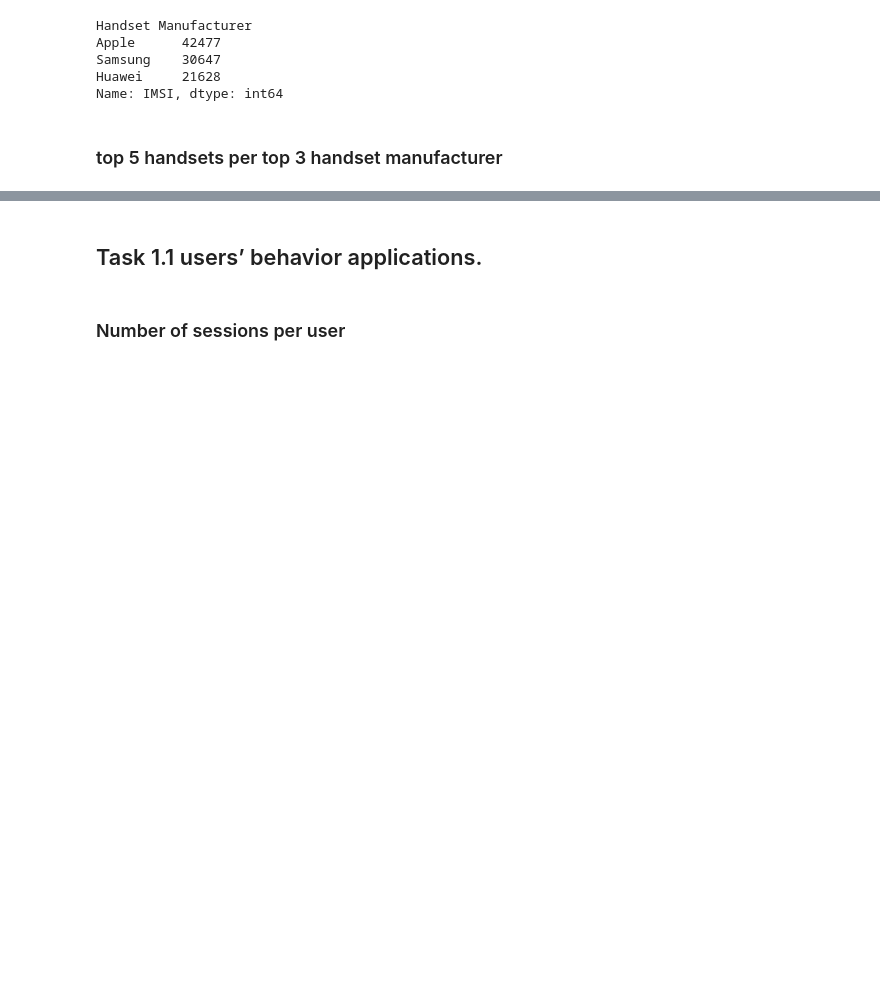
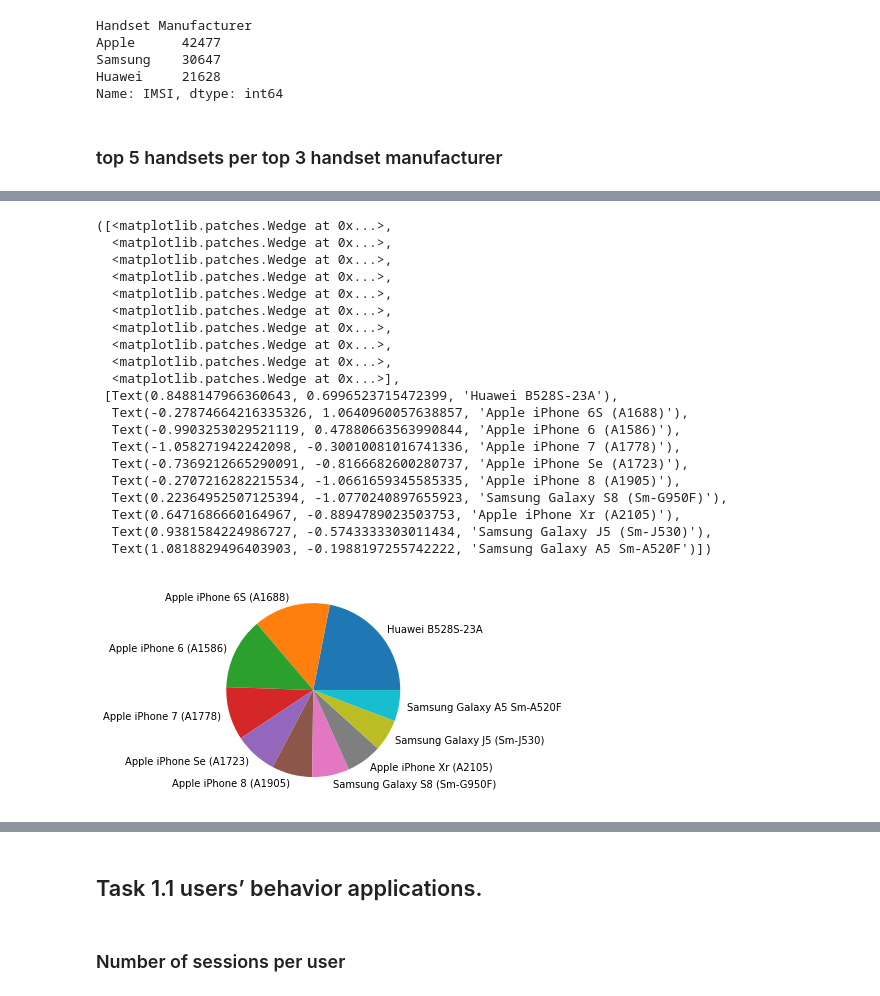
Before and after one commit to NatnaelSisay/Telecom_data_Analysis, a Jupyter notebook: notebooks/notebook_data_exploration.ipynb, the cells around one changed output, grey strips where cells are left out. Drawn from its saved outputs; the diff is of its cells as text; code cells hidden in the pictures; blank space fills up the shorter version.

```diff
--- a/notebooks/notebook_data_exploration.ipynb
+++ b/notebooks/notebook_data_exploration.ipynb
@@ -207,9 +260,6 @@ memory usage: 52.1+ MB
 ## HANDSET
 # %%
 # top 10 manufacturers
-top_10_handset = telecom_dataset[["Handset Type",'MSISDN/Number']].groupby('Handset Type')
-top_10_handset = top_10_handset['MSISDN/Number'].nunique()
-top_10_handset = top_10_handset.reset_index(name='Count')
-top_10_handset = top_10_handset.sort_values(['Count'], ascending=False)
+top_10_handset = telecom_dataset[['Handset Type','IMSI']].groupby(['Handset Type'])['IMSI'].nunique().nlargest(10)
 print(top_10_handset)
 # %% [output]
@@ -274,0 +333,39 @@ Name: IMSI, dtype: int64
+# %%
+# Huawei B528S-23A                11254
+# Apple iPhone 6S (A1688)          7318
+# Apple iPhone 6 (A1586)           6791
+# Apple iPhone 7 (A1778)           5072
+# Apple iPhone Se (A1723)          4076
+# Apple iPhone 8 (A1905)           3849
+# Samsung Galaxy S8 (Sm-G950F)     3553
+# Apple iPhone Xr (A2105)          3373
+# Samsung Galaxy J5 (Sm-J530)      3034
+# Samsung Galaxy A5 Sm-A520F
+handset_lables = ['Huawei B528S-23A', 'Apple iPhone 6S (A1688)', 'Apple iPhone 6 (A1586)', 'Apple iPhone 7 (A1778)',
+                 'Apple iPhone Se (A1723)', 'Apple iPhone 8 (A1905)', 'Samsung Galaxy S8 (Sm-G950F)', 'Apple iPhone Xr (A2105)',
+                 'Samsung Galaxy J5 (Sm-J530)', 'Samsung Galaxy A5 Sm-A520F']
+
+
+plt.pie(top_10_handset, labels=handset_lables)
+# %% [output]
+([<matplotlib.patches.Wedge at 0x...>,
+  <matplotlib.patches.Wedge at 0x...>,
+  <matplotlib.patches.Wedge at 0x...>,
+  <matplotlib.patches.Wedge at 0x...>,
+  <matplotlib.patches.Wedge at 0x...>,
+  <matplotlib.patches.Wedge at 0x...>,
+  <matplotlib.patches.Wedge at 0x...>,
+  <matplotlib.patches.Wedge at 0x...>,
+  <matplotlib.patches.Wedge at 0x...>,
+  <matplotlib.patches.Wedge at 0x...>],
+ [Text(0.8488147966360643, 0.6996523715472399, 'Huawei B528S-23A'),
+  Text(-0.27874664216335326, 1.0640960057638857, 'Apple iPhone 6S (A1688)'),
+  Text(-0.9903253029521119, 0.47880663563990844, 'Apple iPhone 6 (A1586)'),
+  Text(-1.058271942242098, -0.30010081016741336, 'Apple iPhone 7 (A1778)'),
+  Text(-0.7369212665290091, -0.8166682600280737, 'Apple iPhone Se (A1723)'),
+  Text(-0.2707216282215534, -1.0661659345585335, 'Apple iPhone 8 (A1905)'),
+  Text(0.22364952507125394, -1.0770240897655923, 'Samsung Galaxy S8 (Sm-G950F)'),
+  Text(0.6471686660164967, -0.8894789023503753, 'Apple iPhone Xr (A2105)'),
+  Text(0.9381584224986727, -0.5743333303011434, 'Samsung Galaxy J5 (Sm-J530)'),
+  Text(1.0818829496403903, -0.1988197255742222, 'Samsung Galaxy A5 Sm-A520F')])
+[figure, added]
```
Also changed, not shown: parts of 23 cells of this notebook.
